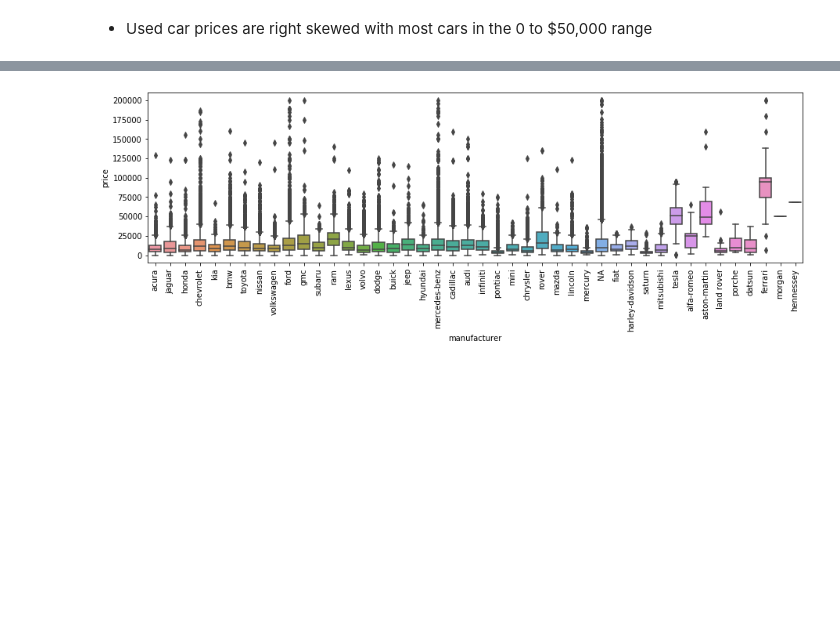
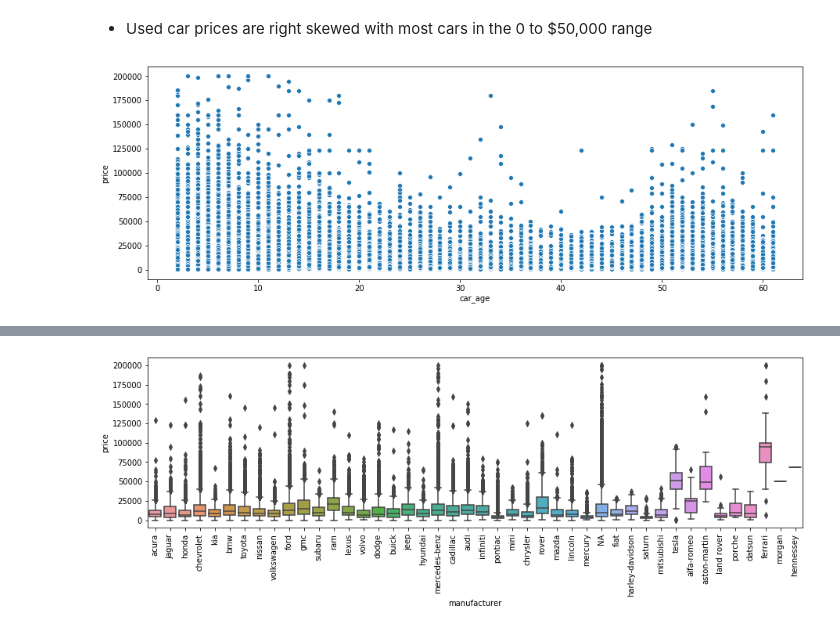
Before and after one commit to cmbonu/CraigslistUsedCarsAnalysis, a Jupyter notebook: UsedCarsDeepEDAProcessing.ipynb, the cells around one changed output, grey strips where cells are left out. Saved outputs shown, nothing was run; the diff lists cells and outputs as text; code cells hidden in the pictures; blank space fills up the shorter version.

Commit message:
Age/Odometer Scatter Plots

```diff
--- a/UsedCarsDeepEDAProcessing.ipynb
+++ b/UsedCarsDeepEDAProcessing.ipynb
@@ -107,3 +107,9 @@ ax = sns.distplot(used_cars['price'],bins=100,kde=False)
 [figure]
 # %% [markdown]
 - Used car prices are right skewed with most cars in the 0 to $50,000 range
+# %%
+plt.figure(figsize=(15,5))
+ax = sns.scatterplot(x="car_age", y="price", data=used_cars)
+plt.show()
+# %% [output]
+[figure, added]
```
Also changed, not shown: parts of 8 cells of this notebook, 3 other files.
